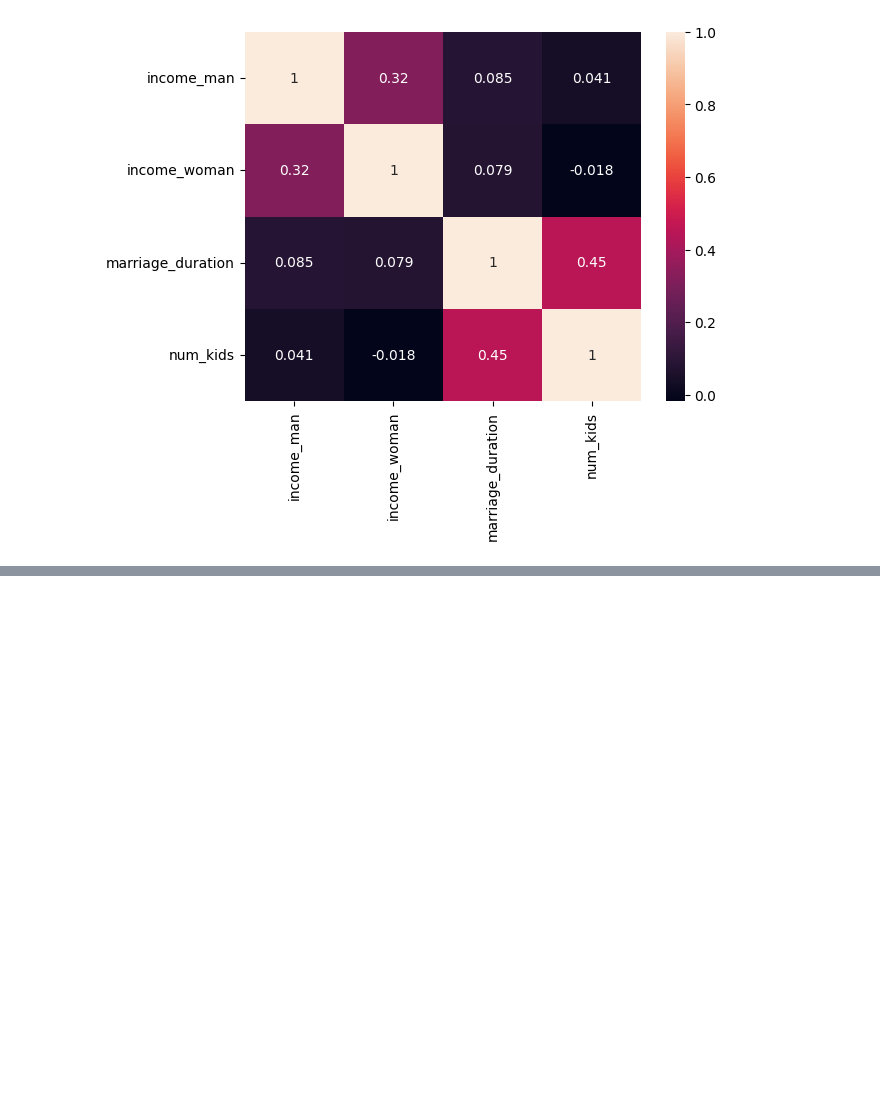
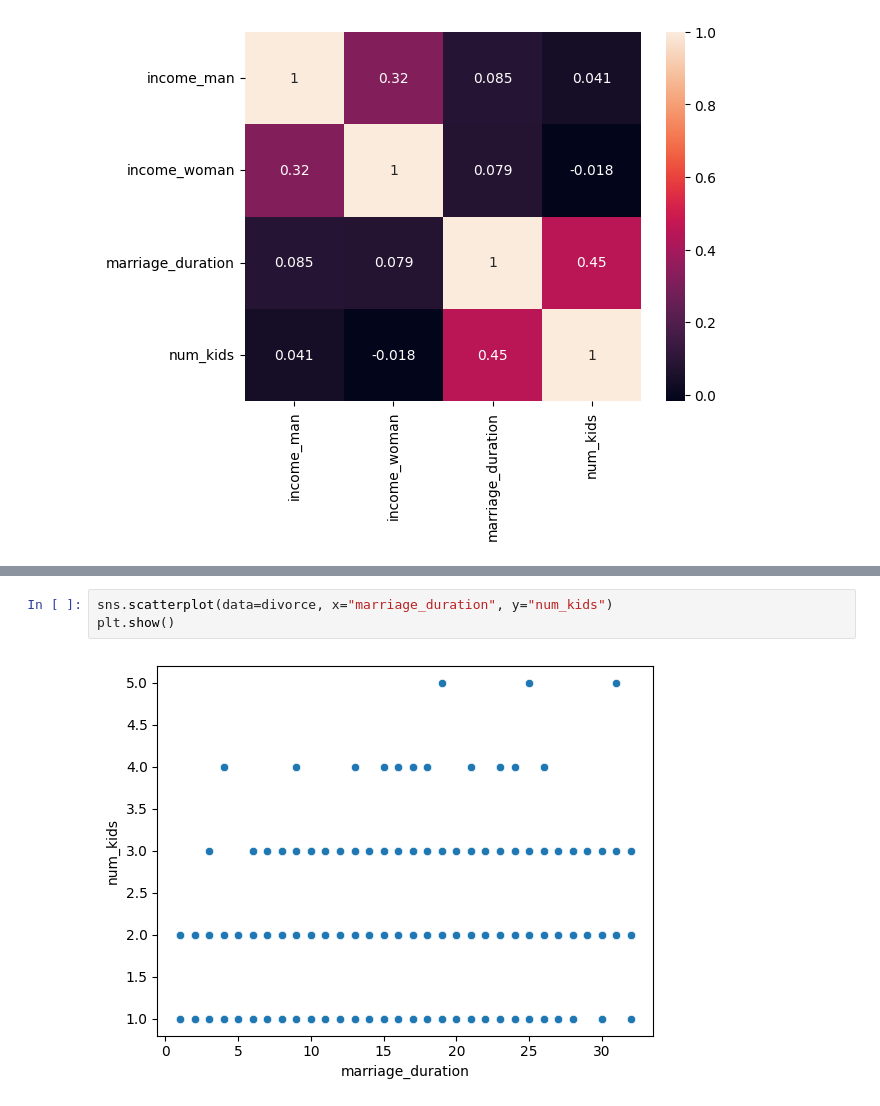
Before and after one commit to Garcarius/Data_Science_Python, a Jupyter notebook: datacamp - Data Scientist with Python/11_Exploratory Data Analysis in Python/3_Relationships in Data/3_Interpreting a heatmap.ipynb, the cells around one changed output, grey strips where cells are left out. Drawn from its saved outputs; the diff is of its cells as text; blank space fills up the shorter version.

```diff
--- a/datacamp - Data Scientist with Python/11_Exploratory Data Analysis in Python/3_Relationships in Data/3_Interpreting a heatmap.ipynb
+++ b/datacamp - Data Scientist with Python/11_Exploratory Data Analysis in Python/3_Relationships in Data/3_Interpreting a heatmap.ipynb
@@ -42,0 +48,5 @@ ValueError: Could not interpret value `income_man` for parameter `x`
+# %%
+sns.scatterplot(data=divorce, x="marriage_duration", y="num_kids")
+plt.show()
+# %% [output]
+[figure, added]
```
Also changed, not shown: parts of 2 cells of this notebook, 15 other files.
